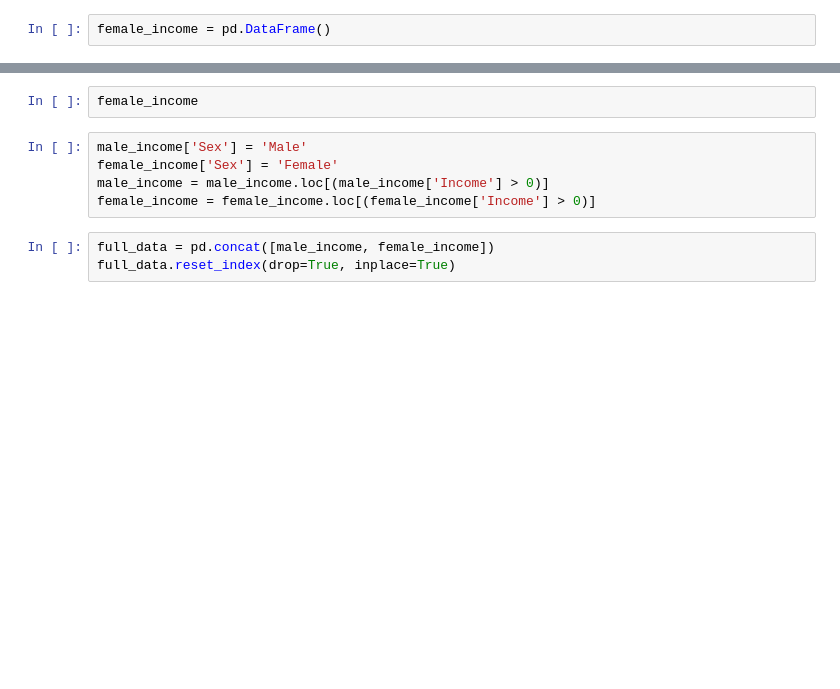
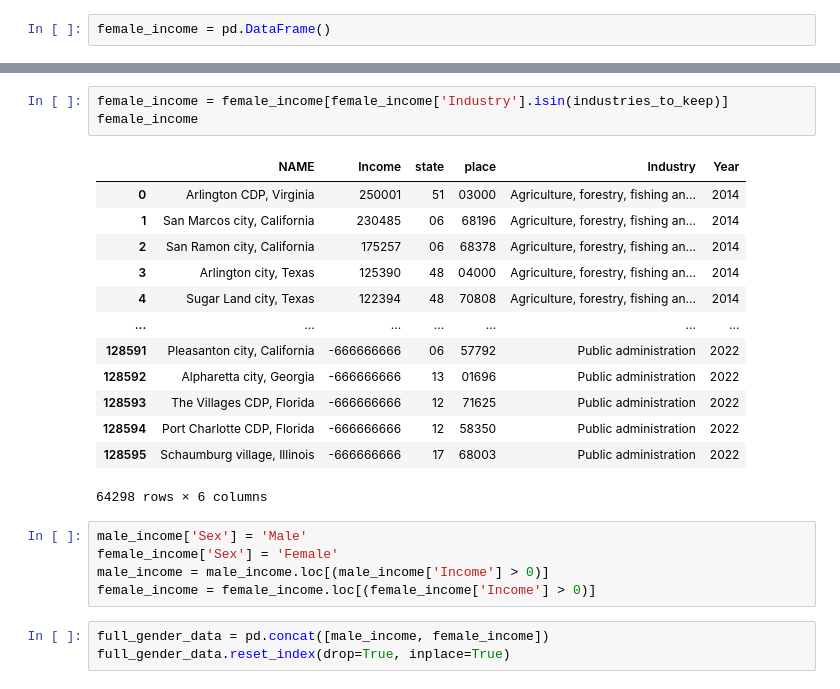
Before and after one commit to DRroth76/census_analysis_machine_learning_model, a Jupyter notebook: yearly_industry.ipynb, the cells around one changed output, grey strips where cells are left out. Cells and saved outputs as stored; diff of their text form; blank space fills up the shorter version.

```diff
--- a/yearly_industry.ipynb
+++ b/yearly_industry.ipynb
@@ -244,11 +314,26 @@ print(female_income)
 # %%
+female_income = female_income[female_income['Industry'].isin(industries_to_keep)]
 female_income
+# %% [output]
+|  | NAME | Income | state | place | Industry | Year |
+| 0 | Arlington CDP, Virginia | 250001 | 51 | 03000 | Agriculture, forestry, fishing an... | 2014 |
+| 1 | San Marcos city, California | 230485 | 06 | 68196 | Agriculture, forestry, fishing an... | 2014 |
+| 2 | San Ramon city, California | 175257 | 06 | 68378 | Agriculture, forestry, fishing an... | 2014 |
+| 3 | Arlington city, Texas | 125390 | 48 | 04000 | Agriculture, forestry, fishing an... | 2014 |
+| 4 | Sugar Land city, Texas | 122394 | 48 | 70808 | Agriculture, forestry, fishing an... | 2014 |
+| ... | ... | ... | ... | ... | ... | ... |
+| 128591 | Pleasanton city, California | -666666666 | 06 | 57792 | Public administration | 2022 |
+| 128592 | Alpharetta city, Georgia | -666666666 | 13 | 01696 | Public administration | 2022 |
+| 128593 | The Villages CDP, Florida | -666666666 | 12 | 71625 | Public administration | 2022 |
+| 128594 | Port Charlotte CDP, Florida | -666666666 | 12 | 58350 | Public administration | 2022 |
+| 128595 | Schaumburg village, Illinois | -666666666 | 17 | 68003 | Public administration | 2022 |
+64298 rows × 6 columns
 # %%
 male_income['Sex'] = 'Male'
 female_income['Sex'] = 'Female'
 male_income = male_income.loc[(male_income['Income'] > 0)]
 female_income = female_income.loc[(female_income['Income'] > 0)]
 # %%
-full_data = pd.concat([male_income, female_income])
-full_data.reset_index(drop=True, inplace=True)
+full_gender_data = pd.concat([male_income, female_income])
+full_gender_data.reset_index(drop=True, inplace=True)
 # %%
```
Also changed, not shown: parts of 20 cells of this notebook.
